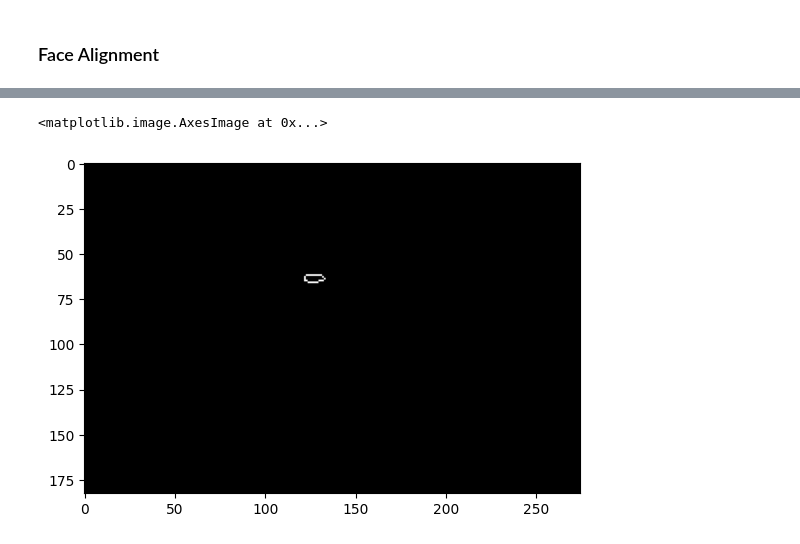
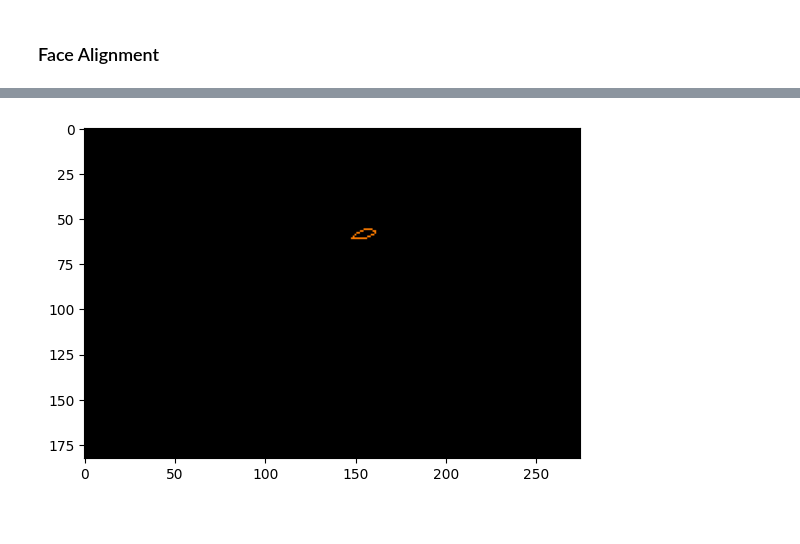
Before and after one commit to ictseoyoungmin/FaceToy_GUI, a Jupyter notebook: dev/f1.ipynb, the cells around one changed output, grey strips where cells are left out. Drawn from its saved outputs; the diff is of its cells as text; code cells hidden in the pictures.

Commit message:
face alignment using mediapipe -02

```diff
--- a/dev/f1.ipynb
+++ b/dev/f1.ipynb
@@ -452,7 +452,7 @@ def get_idx_to_coordinates(img):
             idx_to_coordinates[idx] = landmark_px
             points.append(landmark_px)
     if idx_to_coordinates:
-        return idx_to_coordinates,points
+        return idx_to_coordinates,np.array(points)
     else:
         return None
 # %%
@@ -737,5 +737,6 @@ out_img = out_img[landmarks[:, 1].min():landmarks[:, 1].max(),
 ### Face Alignment
 # %%
 img1,img2 = imgs_read_rgb('./image1.jpg','./image2.jpg')
+img1 = rotate_img(img1,20)
 # landmarks1, landmarks2 = imgs_get_landmarks(img1,img2)
-idx_to_coordinates,points = get_idx_to_coordinates(img1)
+idx_to_coordinates,landmarks = get_idx_to_coordinates(img1)
@@ -742,14 +776,17 @@ idx_to_coordinates,points = get_idx_to_coordinates(img1)
 # %%
-def vis_coordinates(idx_to_coordinates,connection=mpFaceMesh.FACEMESH_RIGHT_EYE)
-    a = np.zeros_like(img1)
+# FACEMESH_RIGHT_EYE(32,2,2)
+def get_connection_points(idx_to_coordinates,connection):
+    return np.array([[idx_to_coordinates[conn[0]],idx_to_coordinates[conn[1]]] for conn in connection]).reshape(-1,2)
+
+def vis_coordinates(img,idx_to_coordinates,connection=mpFaceMesh.FACEMESH_LEFT_EYE):
+    a = np.zeros_like(img)
     for conn in connection:
         start_idx = conn[0]
         end_idx = conn[1]
-        cv2.line(a,idx_to_coordinates[start_idx],idx_to_coordinates[end_idx],color=(255,255,255))
+        cv2.line(a,idx_to_coordinates[start_idx],idx_to_coordinates[end_idx],color=(255,125,0))
         # cv2.circle(a,idx_to_coordinates[start_idx],radius=1, color=(255,255,255))
         # cv2.circle(a,idx_to_coordinates[end_idx],radius=1,color=(255,255,255))
-
     plt.imshow(a)
+vis_coordinates(img1,idx_to_coordinates)
 # %% [output]
-<matplotlib.image.AxesImage at 0x...>
-[figure, old version]
+[figure, new version]
```
Also changed, not shown: parts of 2 cells of this notebook, 1 other file.
